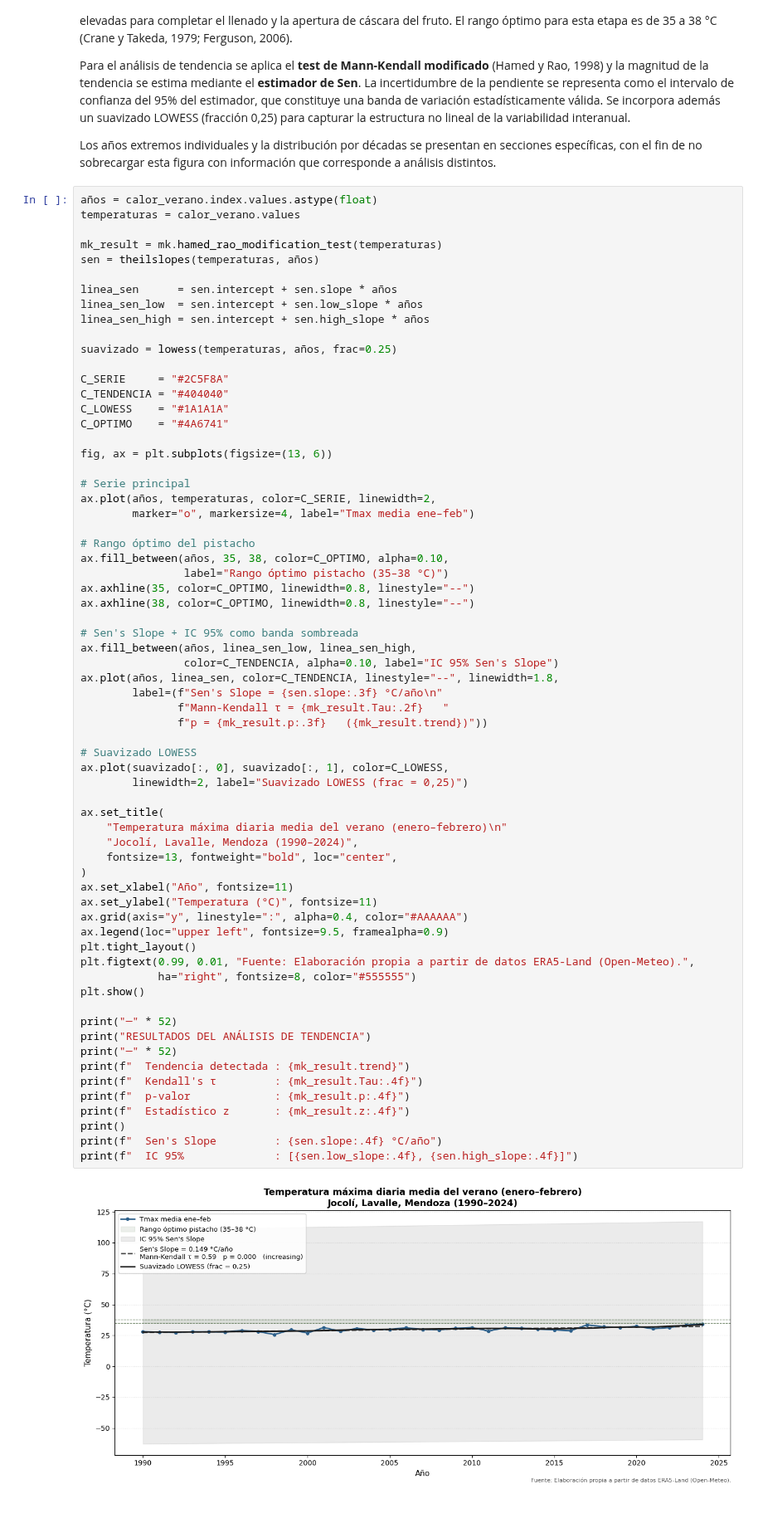
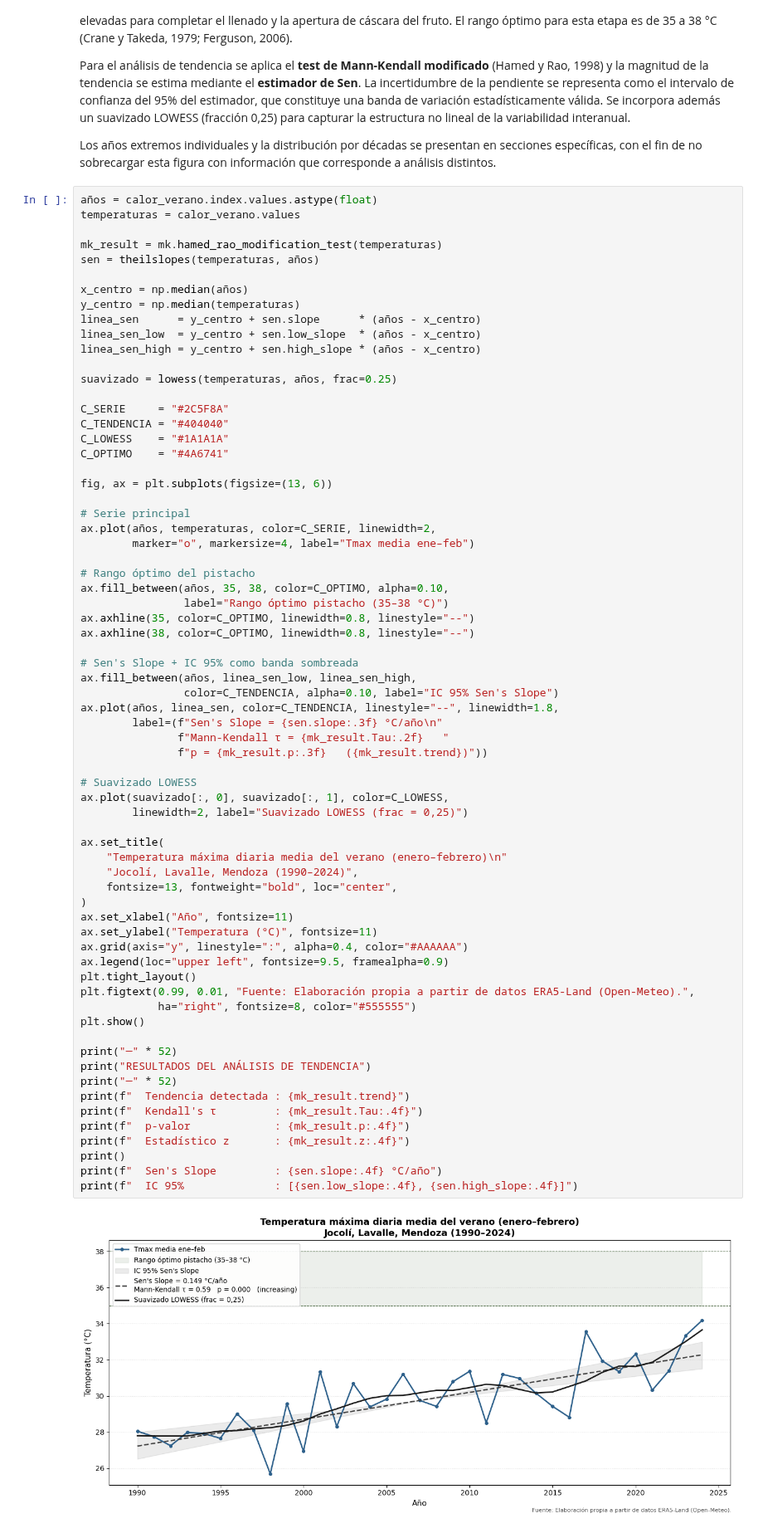
Before and after one commit to Emilialandgrebe/tesis-maestria, a Jupyter notebook: notebooks/00_clima_historico.ipynb, the cells around one changed output. Shown at 83% size. Drawn from its saved outputs; the diff is of its cells as text.

```diff
--- a/notebooks/00_clima_historico.ipynb
+++ b/notebooks/00_clima_historico.ipynb
@@ -173,9 +173,11 @@ temperaturas = calor_verano.values
 mk_result = mk.hamed_rao_modification_test(temperaturas)
 sen = theilslopes(temperaturas, años)
 
-linea_sen      = sen.intercept + sen.slope * años
-linea_sen_low  = sen.intercept + sen.low_slope * años
-linea_sen_high = sen.intercept + sen.high_slope * años
+x_centro = np.median(años)
+y_centro = np.median(temperaturas)
+linea_sen      = y_centro + sen.slope      * (años - x_centro)
+linea_sen_low  = y_centro + sen.low_slope  * (años - x_centro)
+linea_sen_high = y_centro + sen.high_slope * (años - x_centro)
 
 suavizado = lowess(temperaturas, años, frac=0.25)
 
@@ -206,34 +208,34 @@ ax.plot(años, linea_sen, color=C_TENDENCIA, linestyle="--", linewidth=1.8,
 
 # Suavizado LOWESS
 ax.plot(suavizado[:, 0], suavizado[:, 1], color=C_LOWESS,
         linewidth=2, label="Suavizado LOWESS (frac = 0,25)")
 
 ax.set_title(
     "Temperatura máxima diaria media del verano (enero–febrero)\n"
     "Jocolí, Lavalle, Mendoza (1990–2024)",
     fontsize=13, fontweight="bold", loc="center",
 )
 ax.set_xlabel("Año", fontsize=11)
 ax.set_ylabel("Temperatura (°C)", fontsize=11)
 ax.grid(axis="y", linestyle=":", alpha=0.4, color="#AAAAAA")
 ax.legend(loc="upper left", fontsize=9.5, framealpha=0.9)
 plt.tight_layout()
 plt.figtext(0.99, 0.01, "Fuente: Elaboración propia a partir de datos ERA5-Land (Open-Meteo).",
             ha="right", fontsize=8, color="#555555")
 plt.show()
 
 print("─" * 52)
 print("RESULTADOS DEL ANÁLISIS DE TENDENCIA")
 print("─" * 52)
 print(f"  Tendencia detectada : {mk_result.trend}")
 print(f"  Kendall's τ         : {mk_result.Tau:.4f}")
 print(f"  p-valor             : {mk_result.p:.4f}")
 print(f"  Estadístico z       : {mk_result.z:.4f}")
 print()
 print(f"  Sen's Slope         : {sen.slope:.4f} °C/año")
 print(f"  IC 95%              : [{sen.low_slope:.4f}, {sen.high_slope:.4f}]")
 # %% [output]
-[figure, old version]
+[figure, new version]
 ────────────────────────────────────────────────────
 RESULTADOS DEL ANÁLISIS DE TENDENCIA
 ────────────────────────────────────────────────────
```
Also changed, not shown: parts of 14 cells of this notebook.
